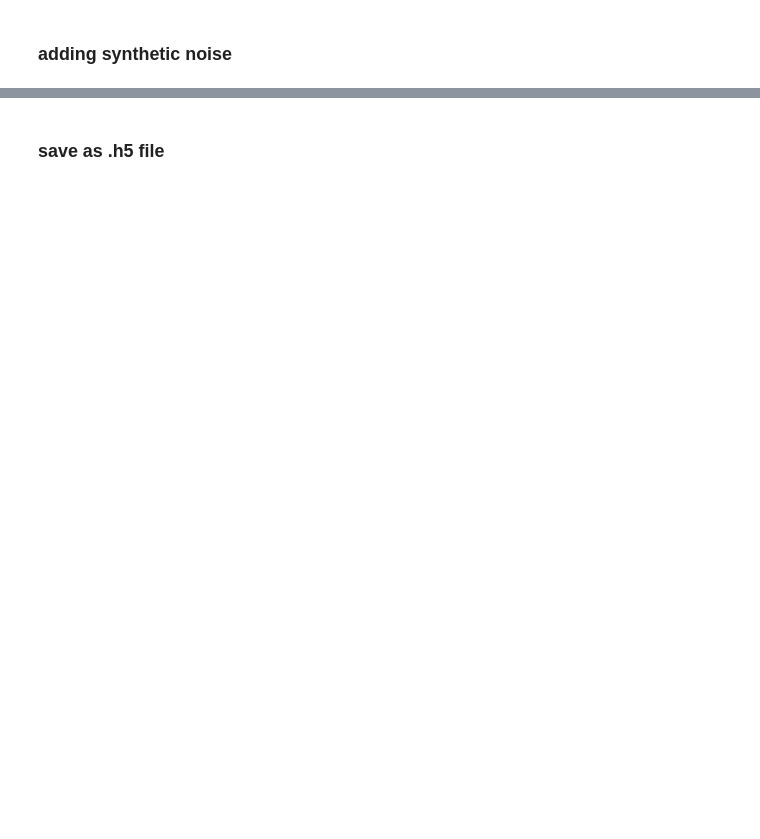
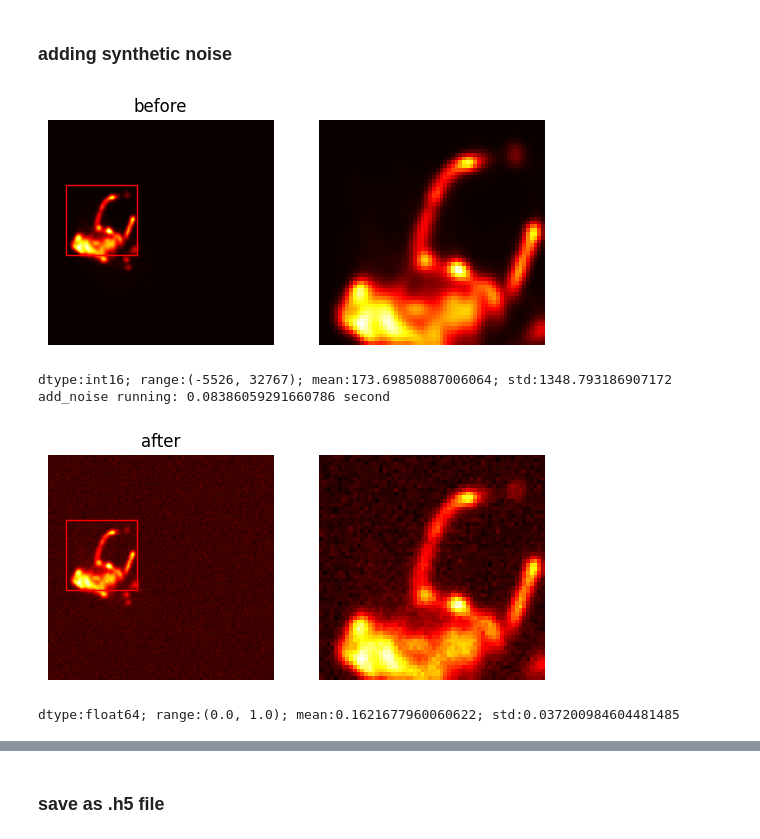
Before and after one commit to yoko19191/cardiac-dynamic-pet-denoising, a Jupyter notebook: 0_data_preparation.ipynb, the cells around one changed output, grey strips where cells are left out. Cells and saved outputs as stored; diff of their text form; code cells hidden in the pictures; blank space fills up the shorter version.

```diff
--- a/0_data_preparation.ipynb
+++ b/0_data_preparation.ipynb
@@ -244,6 +251,7 @@ print(f"batch_data\n dtype:{batch_data.dtype}\n range:({np.min(batch_data)}, {np
 # %% [markdown]
 ### adding synthetic noise
 # %%
+@timer_decorator
 def add_noise(batch_data, noise_type, scale, lam):
     rs = np.random.RandomState(42)
 
@@ -268,36 +276,42 @@ def add_noise(batch_data, noise_type, scale, lam):
     # normalize
     normalized_data = (noised_data - noised_data.min()) / (noised_data.max() - noised_data.min())
 
     #  restore information
     restore_info = {
         "original_min": batch_data_float.min(),
         "original_max": batch_data_float.max(),
         "z_score_mean": mean,
         "z_score_std_dev": std_dev,
         "noise_min": noised_data.min(),
         "noise_max": noised_data.max()
     }
 
     return normalized_data, restore_info
 
 
 
 # exampple adding
 test_volume = batch_data[0, 11]
 
 display_image_in_detail(test_volume[38], title="before")
-print(f"dtype:{test_image.dtype}; range:({np.min(test_image)}, {np.max(test_image)}); mean:{np.mean(test_image)}; std:{np.std(test_image)}")
+print(f"dtype:{test_volume.dtype}; range:({np.min(test_volume)}, {np.max(test_volume)}); mean:{np.mean(test_volume)}; std:{np.std(test_volume)}")
 
 """
 mean=0
 scale = [0.1, 0.15, 0.2, 0.25, 0.3, 0.35, 0.4, 0.45, 0.5]
 lam = [0.1, 0.15, 0.2, 0.25, 0.3, 0.35, 0.4, 0.45, 0.5]
 """
-noisy_volume, _ = add_noise(test_volume, noise_type="gaussian", scale=0.15, lam=0.45)
+noisy_volume, _ = add_noise(test_volume, noise_type="gaussian", scale=0.5, lam=0.45)
 
 
 display_image_in_detail(noisy_volume[38], title="after")
-print(f"dtype:{noisy_image.dtype}; range:({np.min(noisy_image)}, {np.max(noisy_image)}); mean:{np.mean(noisy_image)}; std:{np.std(noisy_image)}")
+print(f"dtype:{noisy_volume.dtype}; range:({np.min(noisy_volume)}, {np.max(noisy_volume)}); mean:{np.mean(noisy_volume)}; std:{np.std(noisy_volume)}")
+# %% [output]
+[figure, added]
+dtype:int16; range:(-5526, 32767); mean:173.69850887006064; std:1348.793186907172
+add_noise running: 0.08386059291660786 second
+[figure, added]
+dtype:float64; range:(0.0, 1.0); mean:0.1621677960060622; std:0.037200984604481485
 # %%
 #
 display_image_in_detail(batch_data[0, 11, 38], title="batch_data")
```
Also changed, not shown: parts of 4 cells of this notebook, 6 other files.
